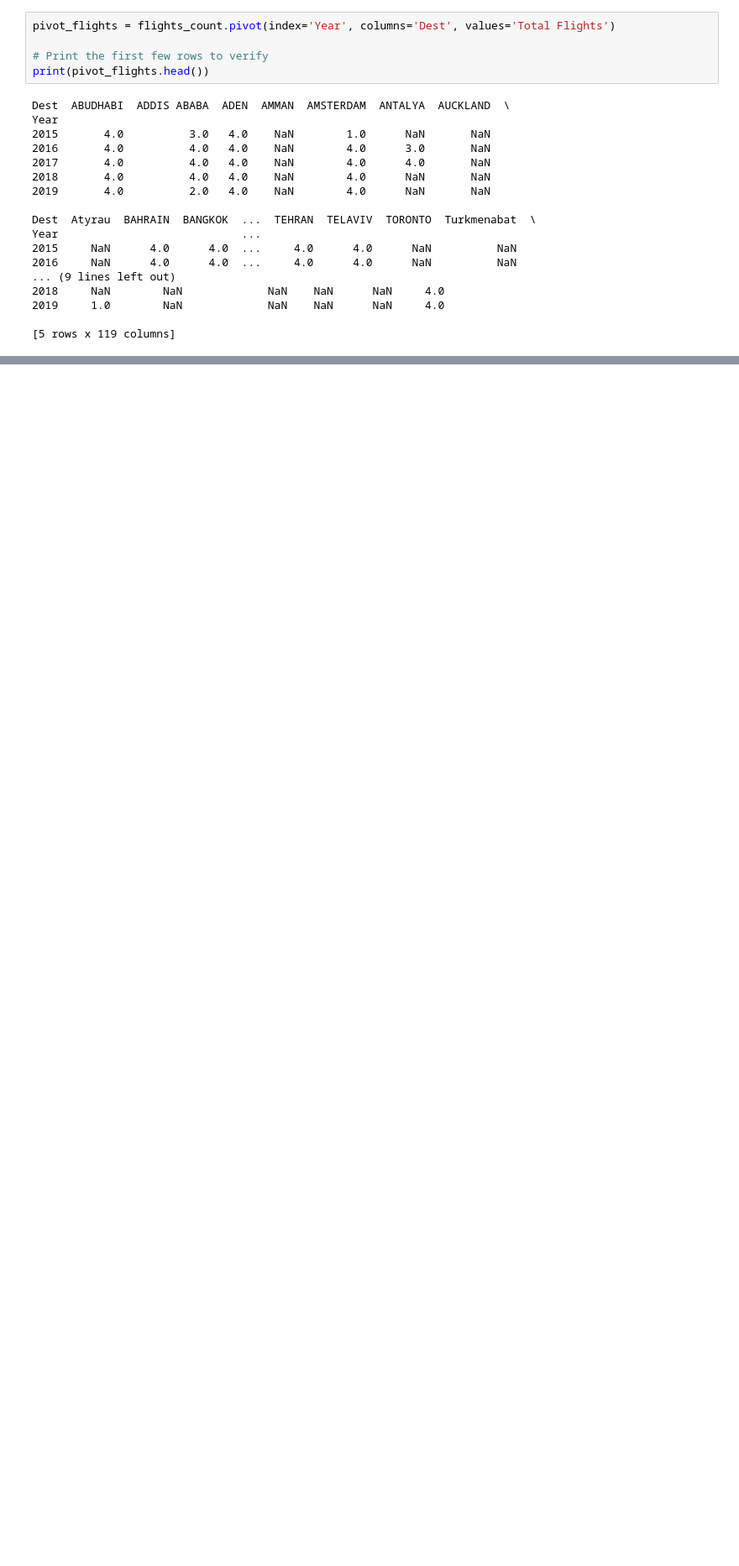
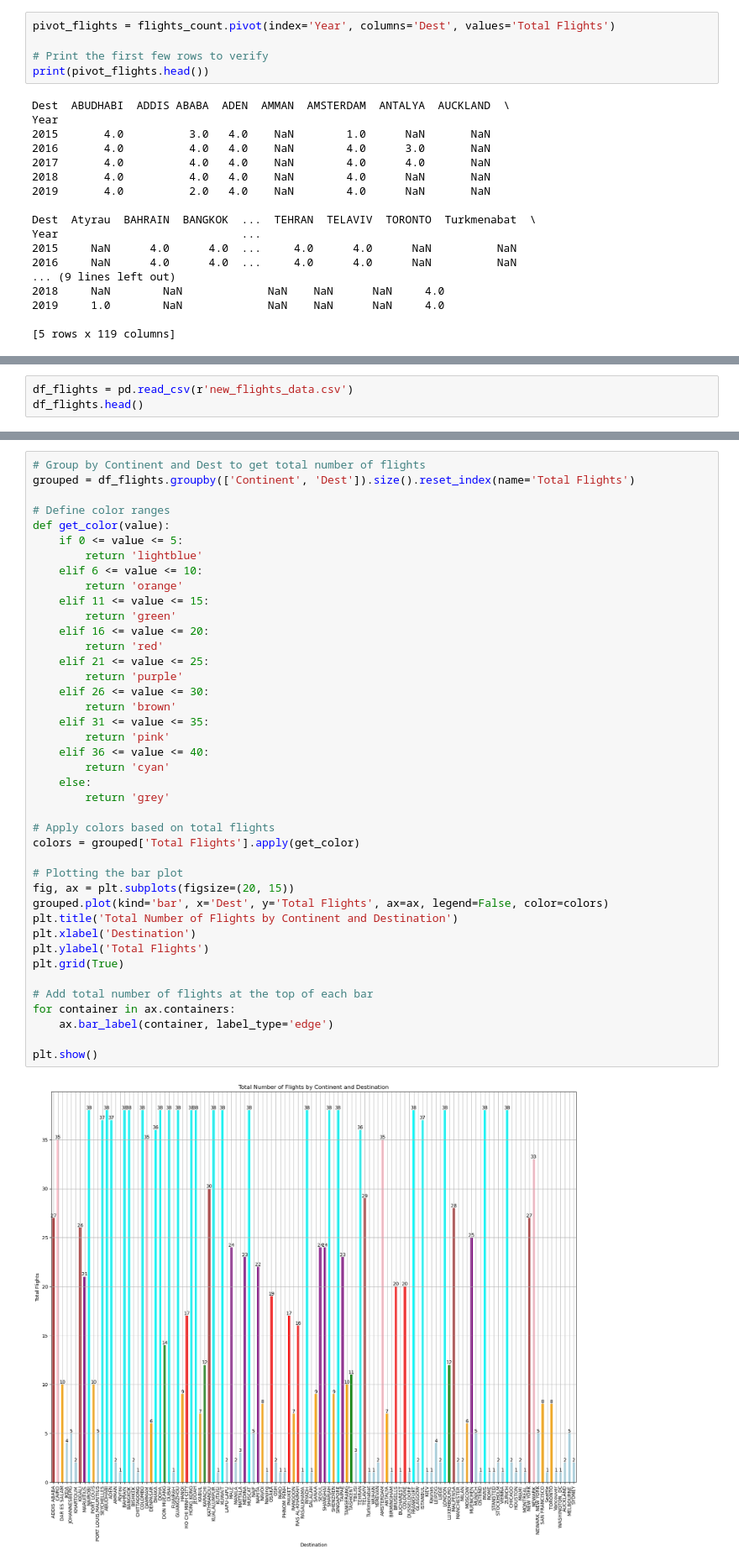
Before and after one commit to rushiraj070/Mumbai_Airport-International_Flight_Analysis, a Jupyter notebook: notebooks/visualization.ipynb, the cells around one changed output, grey strips where cells are left out. Shown: that part at 84% size. Saved outputs shown, nothing was run; the diff lists cells and outputs as text; blank space fills up the shorter version.

```diff
--- a/notebooks/visualization.ipynb
+++ b/notebooks/visualization.ipynb
@@ -137,0 +334,3 @@ plt.show()
+# %%
+df_flights = pd.read_csv(r'new_flights_data.csv')
+df_flights.head()
@@ -137,0 +344,43 @@ plt.show()
+# %%
+# Group by Continent and Dest to get total number of flights
+grouped = df_flights.groupby(['Continent', 'Dest']).size().reset_index(name='Total Flights')
+
+# Define color ranges
+def get_color(value):
+    if 0 <= value <= 5:
+        return 'lightblue'
+    elif 6 <= value <= 10:
+        return 'orange'
+    elif 11 <= value <= 15:
+        return 'green'
+    elif 16 <= value <= 20:
+        return 'red'
+    elif 21 <= value <= 25:
+        return 'purple'
+    elif 26 <= value <= 30:
+        return 'brown'
+    elif 31 <= value <= 35:
+        return 'pink'
+    elif 36 <= value <= 40:
+        return 'cyan'
+    else:
+        return 'grey'
+
+# Apply colors based on total flights
+colors = grouped['Total Flights'].apply(get_color)
+
+# Plotting the bar plot
+fig, ax = plt.subplots(figsize=(20, 15))
+grouped.plot(kind='bar', x='Dest', y='Total Flights', ax=ax, legend=False, color=colors)
+plt.title('Total Number of Flights by Continent and Destination')
+plt.xlabel('Destination')
+plt.ylabel('Total Flights')
+plt.grid(True)
+
+# Add total number of flights at the top of each bar
+for container in ax.containers:
+    ax.bar_label(container, label_type='edge')
+
+plt.show()
+# %% [output]
+[figure, added]
```
Also changed, not shown: parts of 11 cells of this notebook, 1 other file.
